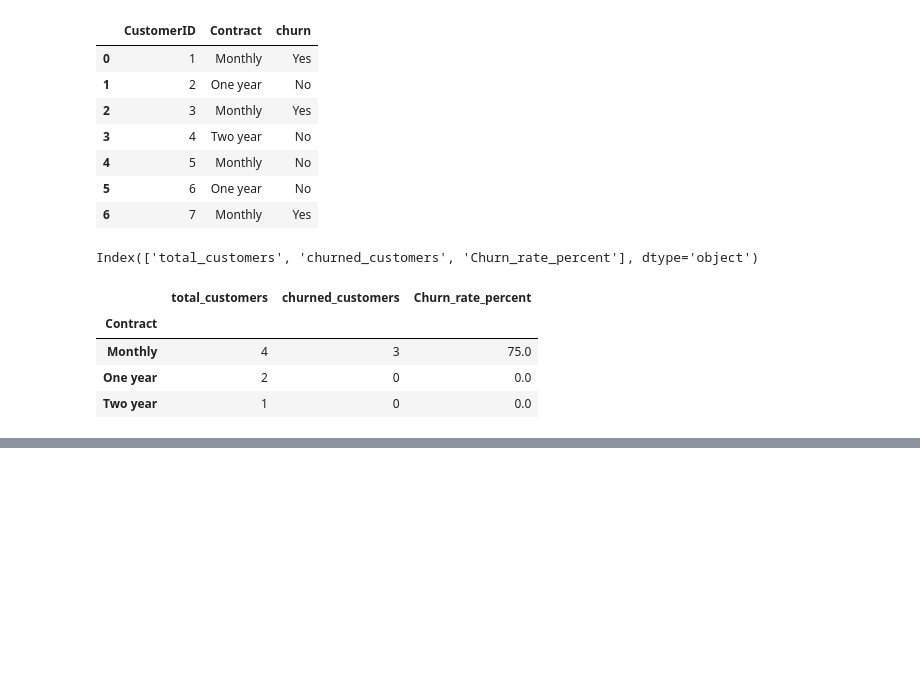
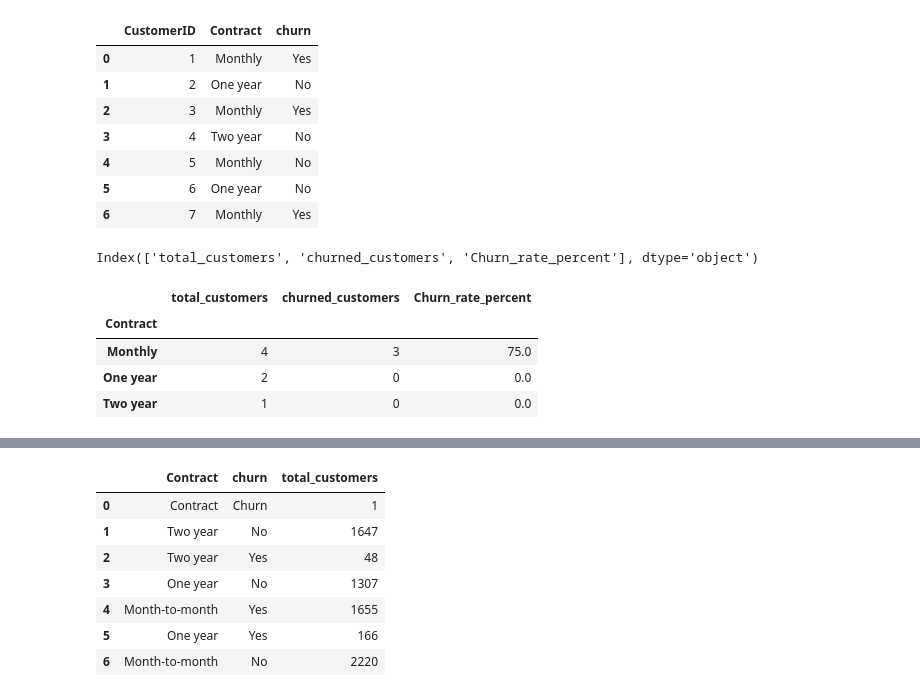
Before and after one commit to HamedRabbani/Telco_Customer_Churn, a Jupyter notebook: SQL/SQL.ipynb, the cells around one changed output, grey strips where cells are left out. Drawn from its saved outputs; the diff is of its cells as text; code cells hidden in the pictures; blank space fills up the shorter version.

```diff
--- a/SQL/SQL.ipynb
+++ b/SQL/SQL.ipynb
@@ -136,0 +186,18 @@ AttributeError: 'Engine' object has no attribute 'table_names'
+# %%
+test_1= """
+SELECT Contract, churn, COUNT(*) AS total_customers
+FROM dbo.[WA_Fn-UseC_-Telco-Customer-Churn]
+GROUP BY Contract, churn;
+"""
+df_1= pd.read_sql_query(test_1, engine)
+# %%
+df_1
+# %% [output]
+|  | Contract | churn | total_customers |
+| 0 | Contract | Churn | 1 |
+| 1 | Two year | No | 1647 |
+| 2 | Two year | Yes | 48 |
+| 3 | One year | No | 1307 |
+| 4 | Month-to-month | Yes | 1655 |
+| 5 | One year | Yes | 166 |
+| 6 | Month-to-month | No | 2220 |
```
Also changed, not shown: parts of 32 cells of this notebook.
